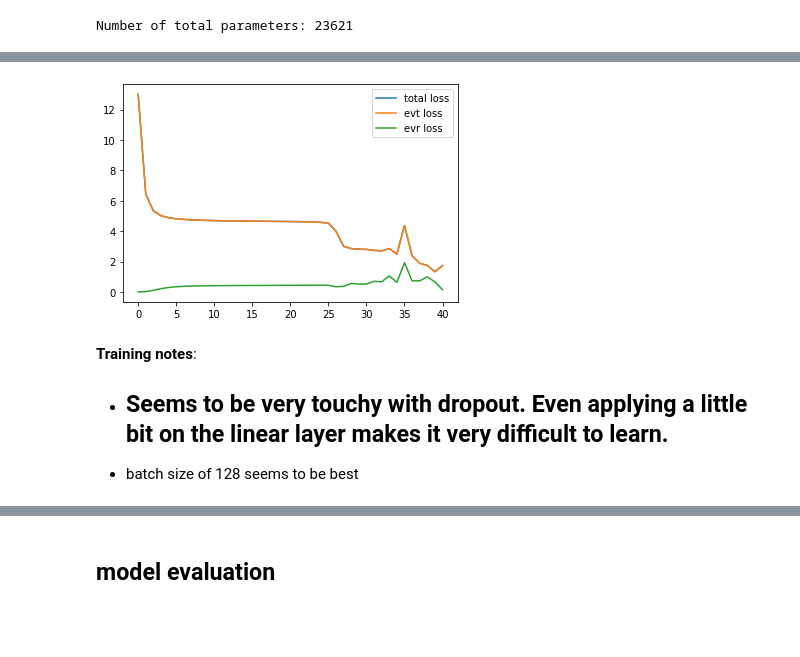
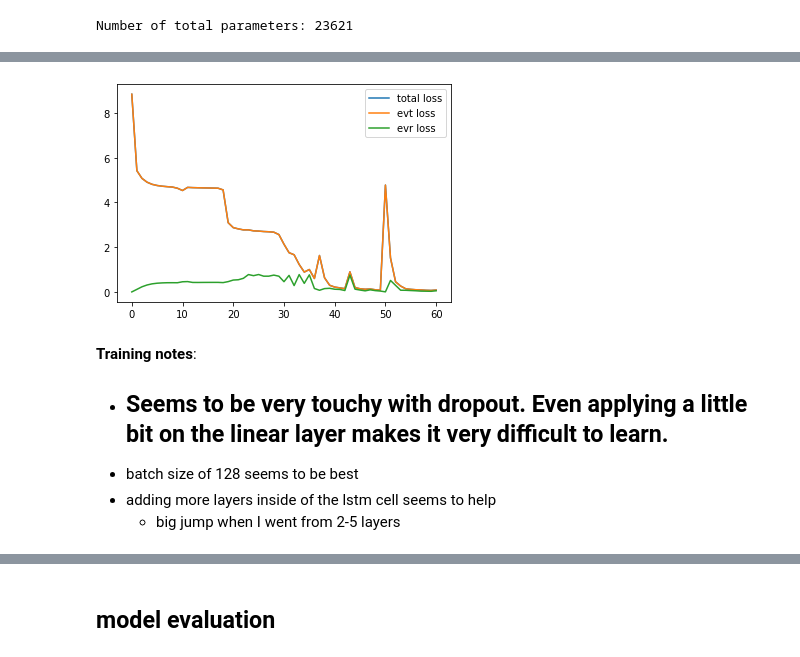
Before and after one commit to collinprather/pull-the-pitcher, a Jupyter notebook: modeling/drsa_modeling.ipynb, the cells around one changed output, grey strips where cells are left out. Saved outputs shown, nothing was run; the diff lists cells and outputs as text; code cells hidden in the pictures; blank space fills up the shorter version.

```diff
--- a/modeling/drsa_modeling.ipynb
+++ b/modeling/drsa_modeling.ipynb
@@ -227,5 +227,5 @@ print(f"Number of total parameters: {total_params}")
 Number of total parameters: 23621
 # %%
 # training model
-train_epocs(drsa, optimizer, train_dl, valid_dl, alpha=1.0, epochs=41, print_every=5)
+train_epocs(drsa, optimizer, train_dl, valid_dl, alpha=1.0, epochs=61, print_every=5)
 # %% [output]
@@ -249,8 +249,10 @@ epoch 40 valid evt_loss: 1.7337 valid evr_loss: 0.1433, valid train loss: 1.7337
-[figure, old version]
+[figure, new version]
 # %% [markdown]
 **Training notes**:
 * Seems to be very touchy with dropout. Even applying a little bit on the linear layer makes it very difficult to learn.
     -
 * batch size of 128 seems to be best
+* adding more layers inside of the lstm cell seems to help
+    - big jump when I went from 2-5 layers
 # %%
 # loading up saved model
```
Also changed, not shown: parts of 5 cells of this notebook.
